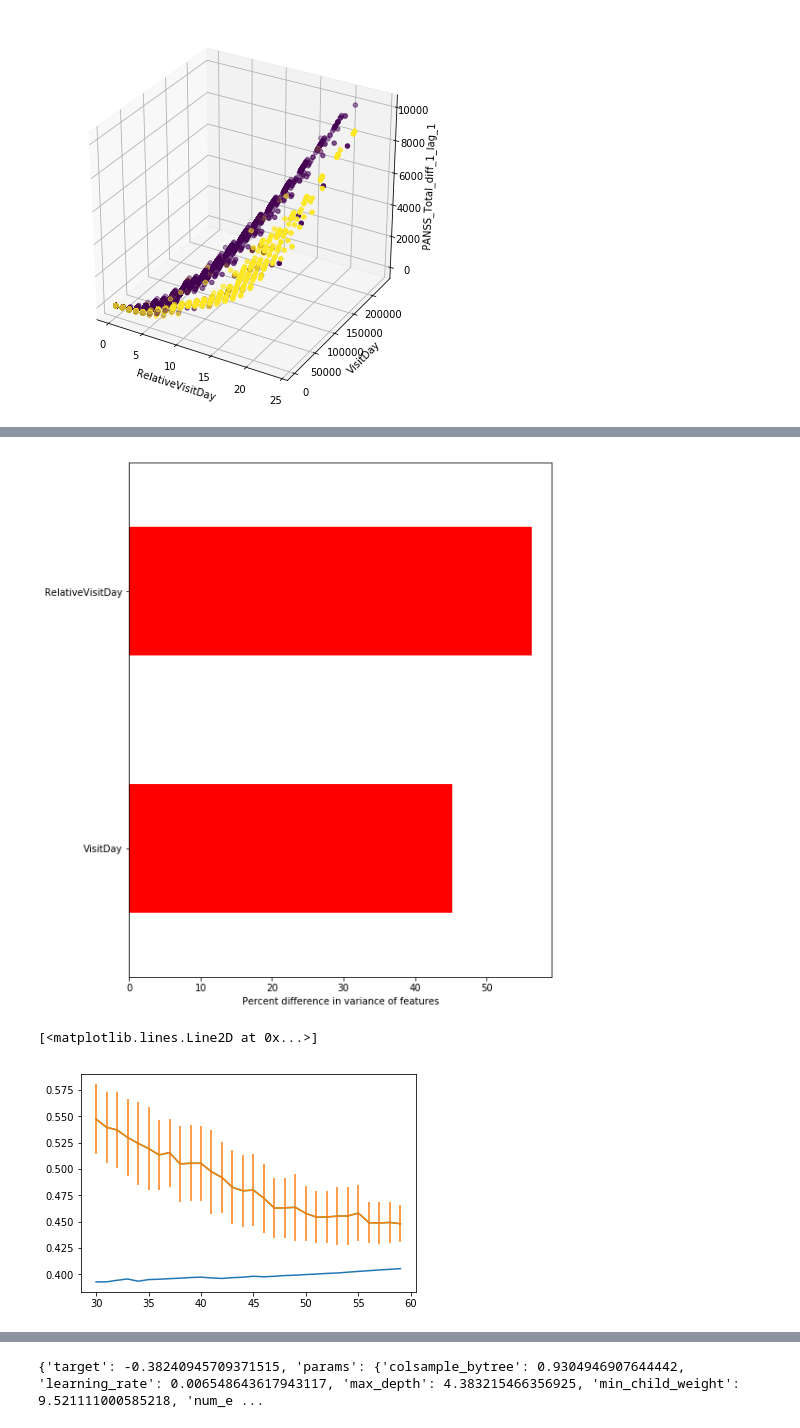
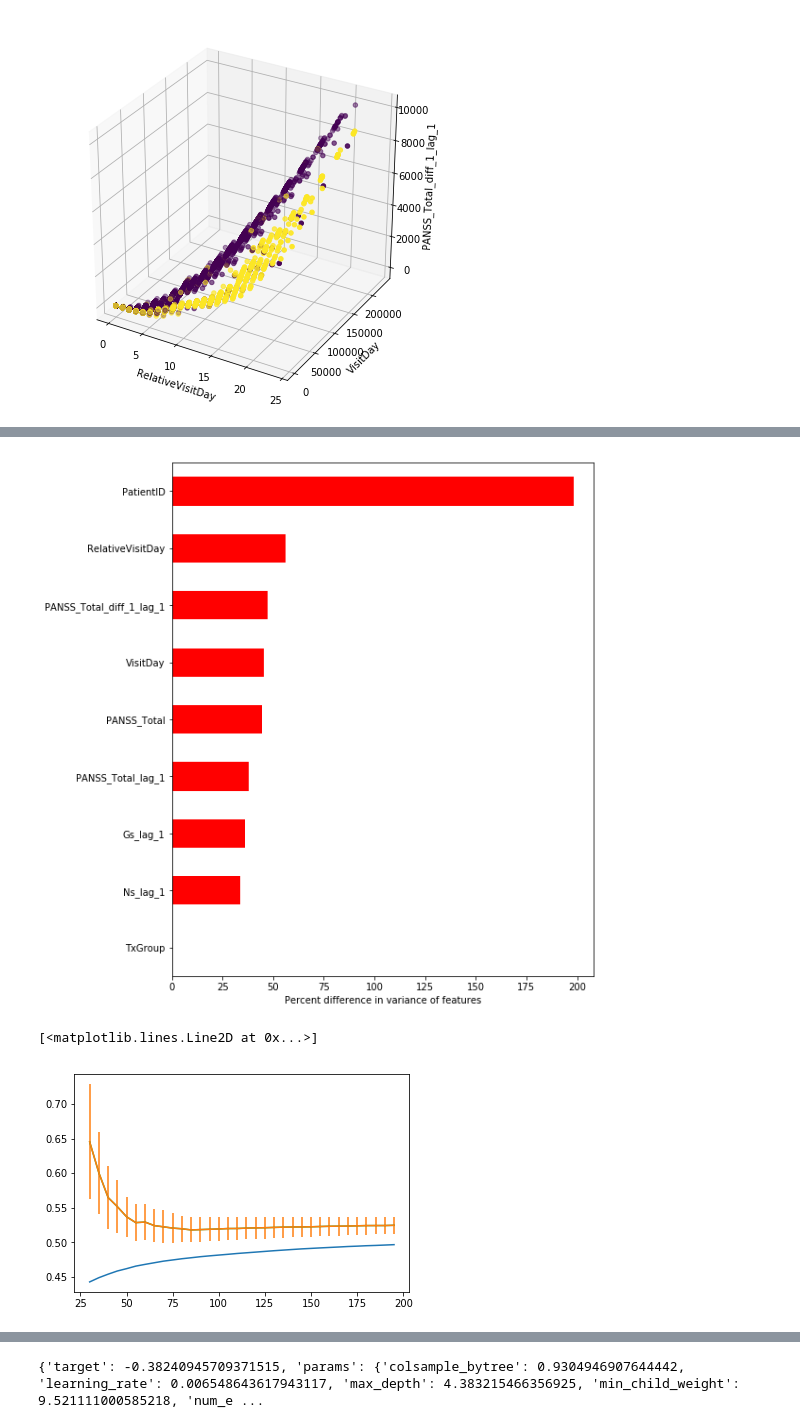
Before and after one commit to wasehahmad/PANSS-Trial-Analysis, a Jupyter notebook: panss_analysis_notebook.ipynb, the cells around one changed output, grey strips where cells are left out. Cells and saved outputs as stored; diff of their text form; code cells hidden in the pictures.

Commit message:
grouped data, redid predictions and reg

```diff
--- a/panss_analysis_notebook.ipynb
+++ b/panss_analysis_notebook.ipynb
@@ -110,3 +110,11 @@ allSortedDF['PANSS_Total_diff_1'] = allSortedDF.groupby('PatientID')['PANSS_Tota
 for col in ['Ps','Ns','Gs','PANSS_Total','PANSS_Total_diff_1']:
     newCol = col+"_lag_1"
     allSortedDF[newCol] = allSortedDF.groupby('PatientID')[col].shift(1)
+
+#fill na for lags
+allSortedDF['PANSS_Total_lag_1'] = allSortedDF['PANSS_Total_lag_1'].fillna(allSortedDF.PANSS_Total)
+# let values of nan for lag of diff (occurs when visit day= 0), equal 0
+allSortedDF['PANSS_Total_diff_1_lag_1'] = allSortedDF['PANSS_Total_diff_1_lag_1'].fillna(0)
+allSortedDF['Gs_lag_1'] = allSortedDF['Gs_lag_1'].fillna(allSortedDF.Gs)
+allSortedDF['Ns_lag_1'] = allSortedDF['Ns_lag_1'].fillna(allSortedDF.Ns)
+allSortedDF['Ps_lag_1'] = allSortedDF['Ps_lag_1'].fillna(allSortedDF.Ns)
@@ -485,15 +476,33 @@ countries = list(allSortedDF.columns[allSortedDF.columns.str.startswith("Country
 X = ['VisitDay','RelativeVisitDay']
 y = ['LeadStatus']
 
+#fill na for lags
+allSortedDF['PANSS_Total_lag_1'] = allSortedDF['PANSS_Total_lag_1'].fillna(allSortedDF.PANSS_Total)
+# let values of nan for lag of diff (occurs when visit day= 0), equal 0
+allSortedDF['PANSS_Total_diff_1_lag_1'] = allSortedDF['PANSS_Total_diff_1_lag_1'].fillna(0)
+allSortedDF['Gs_lag_1'] = allSortedDF['Gs_lag_1'].fillna(allSortedDF.Gs)
+allSortedDF['Ns_lag_1'] = allSortedDF['Ns_lag_1'].fillna(allSortedDF.Ns)
 
-allSortedDF['PANSS_Total_lag_1'] = allSortedDF['PANSS_Total_lag_1'].fillna(allSortedDF.PANSS_Total)
-classificationDF = allSortedDF.loc[allSortedDF['Study_E'] == 0][X+y]
-resultDF = allSortedDF.loc[allSortedDF['Study_E'] == 1][X+['AssessmentiD']]
+
+classificationDF = allSortedDF.loc[allSortedDF['Study_E'] == 0][X+y+['PatientID']]
+resultDF = allSortedDF.loc[allSortedDF['Study_E'] == 1][X+['AssessmentiD']+['PatientID']]
 
 xSet = classificationDF[X]
 ySet = classificationDF[y]
-xTrain, xTest, yTrain, yTest = train_test_split(xSet, ySet, test_size=0.25, random_state=123456)
-trainDF = pd.concat([xTrain,yTrain],axis=1)
+# xTrain, xTest, yTrain, yTest = train_test_split(xSet, ySet, test_size=0.25, random_state=123456)
+# trainDF = pd.concat([xTrain,yTrain],axis=1)
+
+from sklearn.model_selection import GroupKFold
+
+# need to do groupfold CV as we are creating probs for patients never seen before
+groups = classificationDF['PatientID']
+patientsSplit = GroupKFold(n_splits=4)
+
+for trainIndex, testIndex in patientsSplit.split(xSet, ySet, groups):
+    xTrain, xTest = xSet.iloc[trainIndex], xSet.iloc[testIndex]
+    yTrain, yTest = ySet.iloc[trainIndex], ySet.iloc[testIndex]
+    trainGroups = classificationDF.iloc[trainIndex]['PatientID']
+    testGroups = classificationDF.iloc[testIndex]['PatientID']
 # %%
 poly = PolynomialFeatures(2)
 
@@ -556,17 +565,17 @@ plt.xlabel('Percent difference in variance of features')
 
 plt.gca().legend_ = None
 # %% [output]
-[figure, old version]
+[figure, new version]
 # %%
 from sklearn.metrics import brier_score_loss,log_loss
 
 testMSEs = []
 trainMSEs = []
-for k in range(30,60,1):
+for k in range(30,200,5):
     # try KNN
     knnModel = KNeighborsClassifier(k)
 #     knnModel.fit(xTrain,yTrain)
-    knnCV = cross_validate(knnModel,xTrain,yTrain['LeadStatus'],scoring='neg_log_loss')
+    knnCV = cross_validate(knnModel,xTrain,yTrain['LeadStatus'],scoring='neg_log_loss',groups=trainGroups)
 #     #only get probs for class=1, i.e. notPassed
 #     yPredTrain = knnModel.predict_proba(xTrain)[:,1]
 #     trainMSEs.append(brier_score_loss(yTrain.LeadStatus,yPredTrain))
@@ -577,15 +586,15 @@ for k in range(30,60,1):
 # %%
 meanMSETrain = np.apply_along_axis(np.mean, 1, trainMSEs)
 meanMSETest = np.apply_along_axis(np.mean, 1, testMSEs)
 stdMSETest = np.apply_along_axis(stats.sem, 1, testMSEs)
 
-xAxis = range(30,60,1)
+xAxis = range(30,200,5)
 plt.plot(xAxis,np.abs(meanMSETrain))
 plt.errorbar(xAxis,np.abs(meanMSETest),stdMSETest)
 plt.plot(xAxis,np.abs(meanMSETest))
 # %% [output]
 [<matplotlib.lines.Line2D at 0x...>]
-[figure, old version]
+[figure, new version]
 # %%
 # try LDA
 testMSEs = []
```
Also changed, not shown: parts of 36 cells of this notebook, 3 other files.
